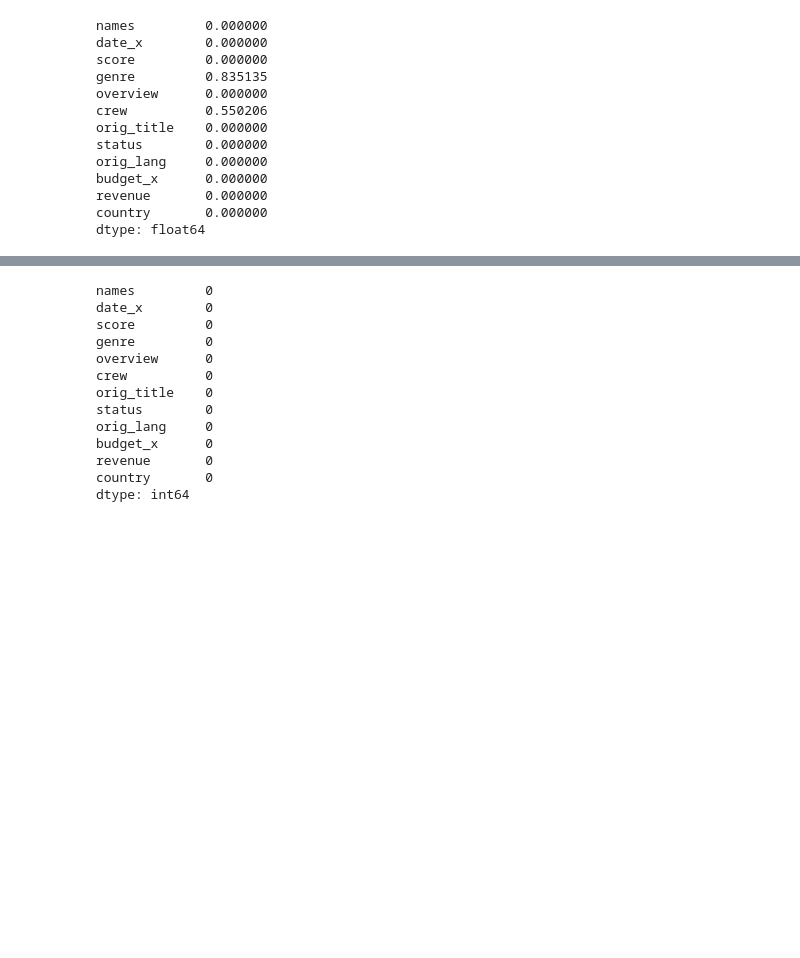
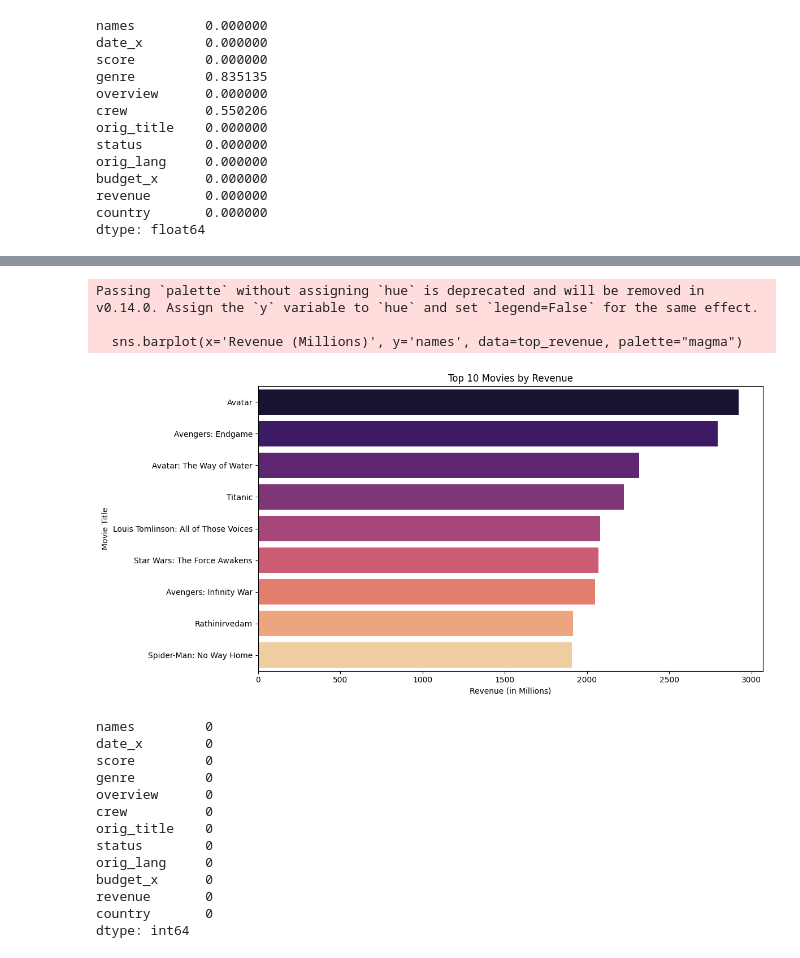
Before and after one commit to itsyunus/IMDB-Movie-Dataset-Analysis, a Jupyter notebook: Movies.ipynb, the cells around one changed output, grey strips where cells are left out. Saved outputs shown, nothing was run; the diff lists cells and outputs as text; code cells hidden in the pictures; blank space fills up the shorter version.

```diff
--- a/Movies.ipynb
+++ b/Movies.ipynb
@@ -97,3 +124,22 @@ dtype: float64
+# %%
+# Create a new column converting revenue to millions
+df['Revenue (Millions)'] = df['revenue'] / 1_000_000
+
+# Select top 10 movies by revenue (dropping NaNs)
+top_revenue = df[['names', 'Revenue (Millions)']].dropna().sort_values(by='Revenue (Millions)', ascending=False).head(10)
+
+plt.figure(figsize=(12,6))
+sns.barplot(x='Revenue (Millions)', y='names', data=top_revenue, palette="magma")
+plt.title("Top 10 Movies by Revenue")
+plt.xlabel("Revenue (in Millions)")
+plt.ylabel("Movie Title")
+plt.tight_layout()
+plt.show()
+# %% [output]
+Passing `palette` without assigning `hue` is deprecated and will be removed in v0.14.0. Assign the `y` variable to `hue` and set `legend=False` for the same effect.
+
+  sns.barplot(x='Revenue (Millions)', y='names', data=top_revenue, palette="magma")
+[figure, added]
 # %%
 # Impute missing values
 for col in ['score', 'budget_x', 'revenue']:
```
Also changed, not shown: parts of 4 cells of this notebook.
